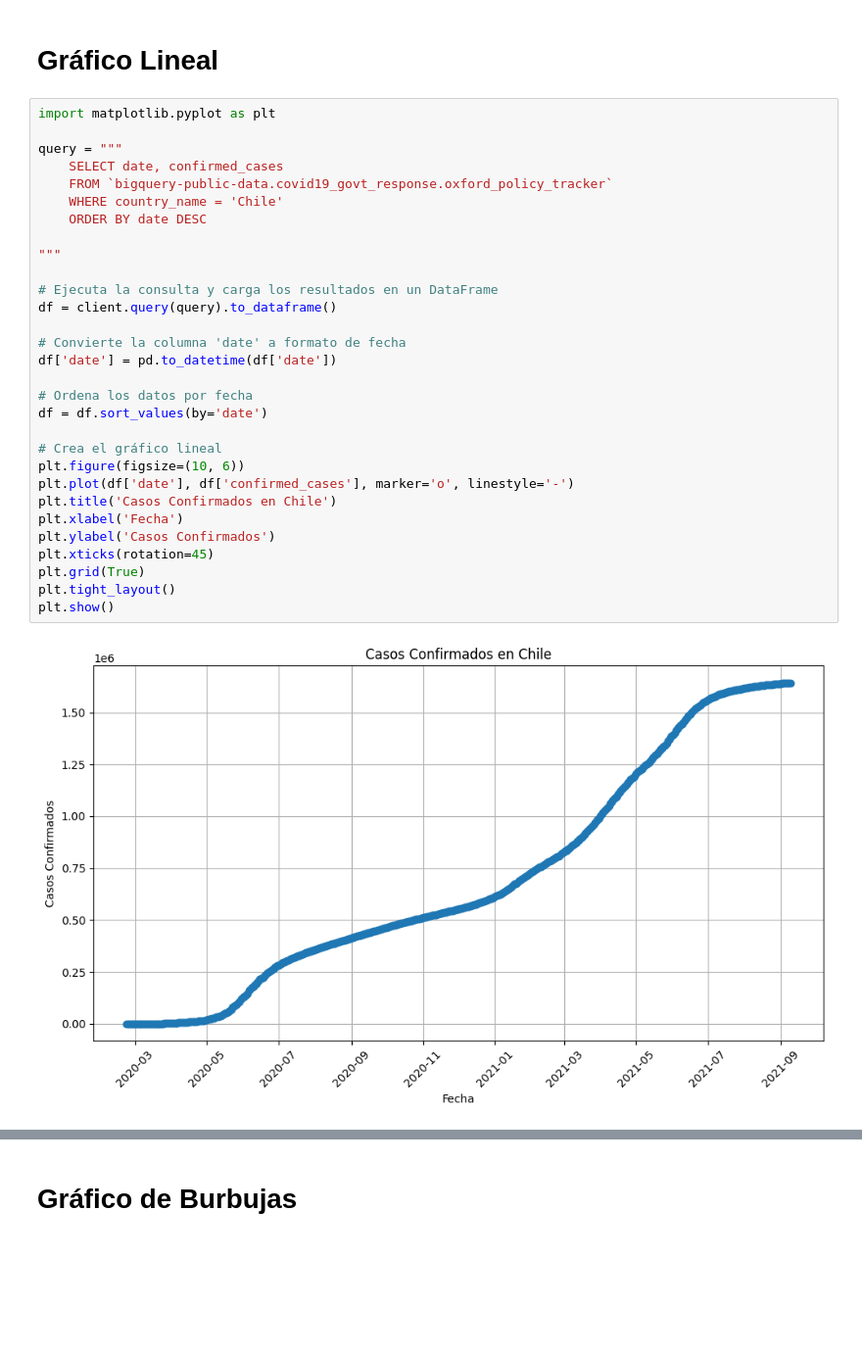
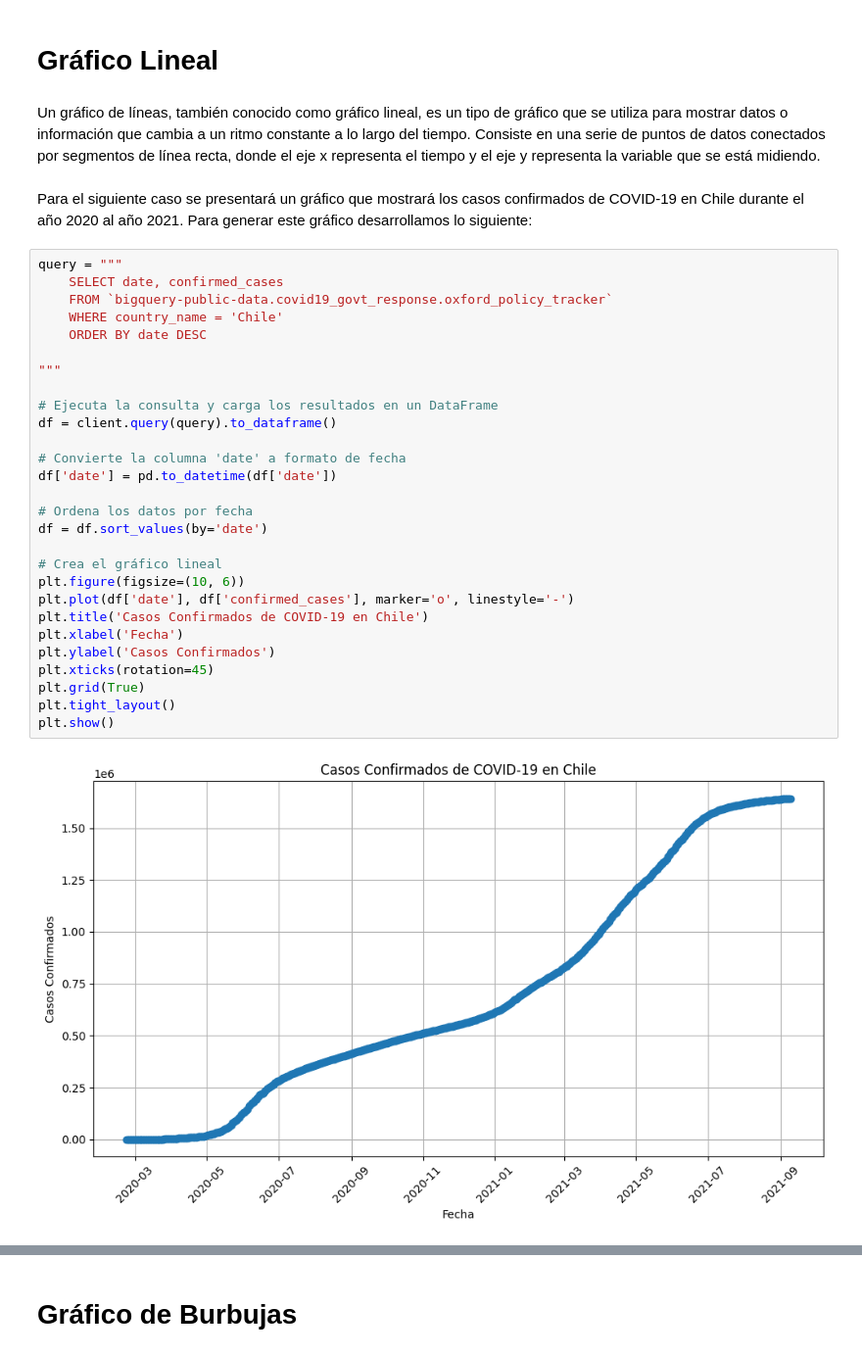
Before and after one commit to gambitius/Mineria-de-Datos, a Jupyter notebook: Solemne_1_Martin_Bastias.ipynb, the cells around one changed output, grey strips where cells are left out. Shown: that part at 98% size. Cells and saved outputs as stored; diff of their text form; blank space fills up the shorter version.

Commit message:
Realización de Análisis Gráficos

```diff
--- a/Solemne_1_Martin_Bastias.ipynb
+++ b/Solemne_1_Martin_Bastias.ipynb
@@ -374,34 +374,36 @@ El acceso a esta gran cantidad de datos nos permite realizar análisis y gráfic
 # %% [markdown]
 # Gráfico Lineal
+# %% [markdown]
+Un gráfico de líneas, también conocido como gráfico lineal, es un tipo de gráfico que se utiliza para mostrar datos o información que cambia a un ritmo constante a lo largo del tiempo. Consiste en una serie de puntos de datos conectados por segmentos de línea recta, donde el eje x representa el tiempo y el eje y representa la variable que se está midiendo.
+# %% [markdown]
+ Para el siguiente caso se presentará un gráfico que mostrará los casos confirmados de COVID-19 en Chile durante el año 2020 al año 2021. Para generar este gráfico desarrollamos lo siguiente:
 # %%
-import matplotlib.pyplot as plt
-
 query = """
     SELECT date, confirmed_cases
     FROM `bigquery-public-data.covid19_govt_response.oxford_policy_tracker`
     WHERE country_name = 'Chile'
     ORDER BY date DESC
 
 """
 
 # Ejecuta la consulta y carga los resultados en un DataFrame
 df = client.query(query).to_dataframe()
 
 # Convierte la columna 'date' a formato de fecha
 df['date'] = pd.to_datetime(df['date'])
 
 # Ordena los datos por fecha
 df = df.sort_values(by='date')
 
 # Crea el gráfico lineal
 plt.figure(figsize=(10, 6))
 plt.plot(df['date'], df['confirmed_cases'], marker='o', linestyle='-')
-plt.title('Casos Confirmados en Chile')
+plt.title('Casos Confirmados de COVID-19 en Chile')
 plt.xlabel('Fecha')
 plt.ylabel('Casos Confirmados')
 plt.xticks(rotation=45)
 plt.grid(True)
 plt.tight_layout()
 plt.show()
 # %% [output]
-[figure, old version]
+[figure, new version]
```
Also changed, not shown: parts of 15 cells of this notebook, 1 other file.
